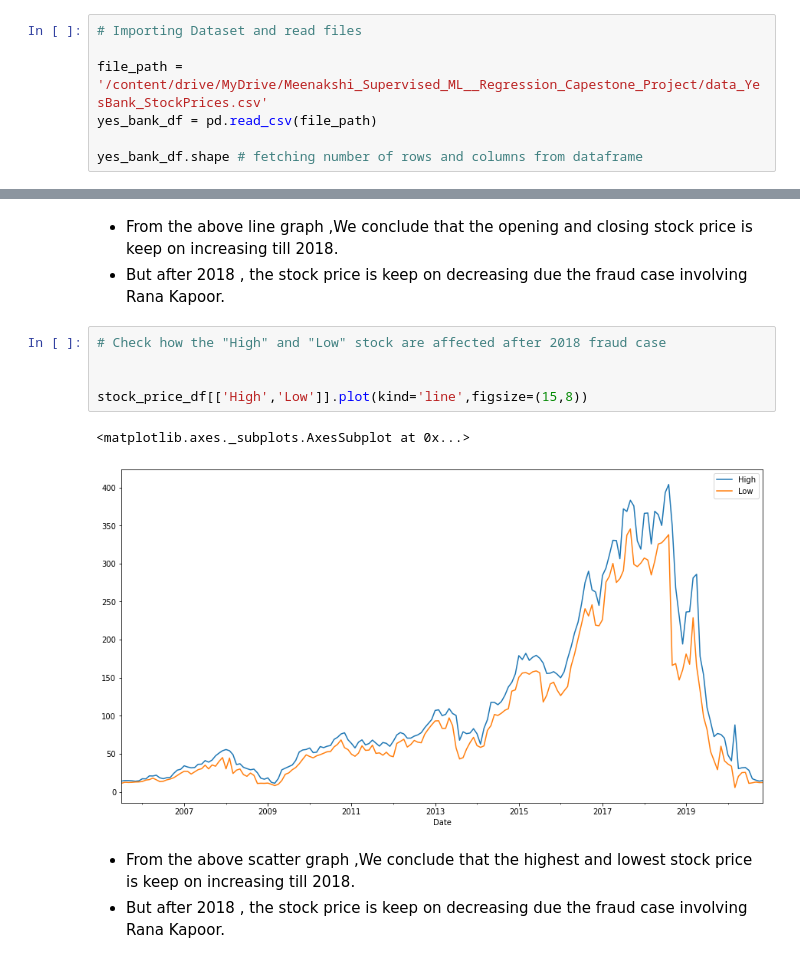
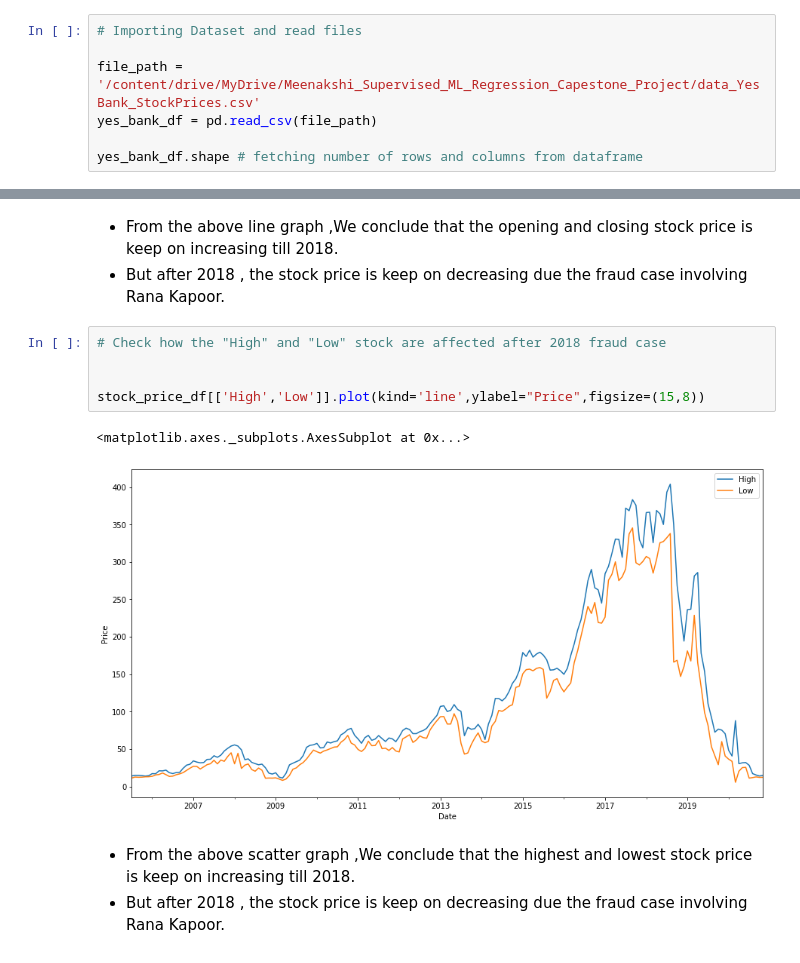
Before and after one commit to meena25091992/Yes_Bank_Stock_Closing_Price_Prediction, a Jupyter notebook: Individual_Notebook_Yes_Bank_Closing_Stock_Price_Prediction.ipynb, the cells around one changed output, grey strips where cells are left out. Saved outputs shown, nothing was run; the diff lists cells and outputs as text.

```diff
--- a/Individual_Notebook_Yes_Bank_Closing_Stock_Price_Prediction.ipynb
+++ b/Individual_Notebook_Yes_Bank_Closing_Stock_Price_Prediction.ipynb
@@ -48,7 +48,7 @@ Drive already mounted at /content/drive; to attempt to forcibly remount, call dr
 # %%
 # Importing Dataset and read files
 
-file_path = '/content/drive/MyDrive/Meenakshi_Supervised_ML__Regression_Capestone_Project/data_YesBank_StockPrices.csv'
+file_path = '/content/drive/MyDrive/Meenakshi_Supervised_ML_Regression_Capestone_Project/data_YesBank_StockPrices.csv'
 yes_bank_df = pd.read_csv(file_path)
 
 yes_bank_df.shape # fetching number of rows and columns from dataframe
@@ -336,11 +336,11 @@ stock_price_df[['Open','Close']].plot(kind='line',figsize=(15,8))
 # %%
 # Check how the "High" and "Low" stock are affected after 2018 fraud case
 
 
-stock_price_df[['High','Low']].plot(kind='line',figsize=(15,8))
+stock_price_df[['High','Low']].plot(kind='line',ylabel="Price",figsize=(15,8))
 # %% [output]
 <matplotlib.axes._subplots.AxesSubplot at 0x...>
-[figure, old version]
+[figure, new version]
 # %% [markdown]
 * From the above scatter graph ,We conclude that the highest and lowest stock price is keep on increasing till 2018.
 * But after 2018 , the stock price is keep on decreasing due the fraud case involving Rana Kapoor.
```
Also changed, not shown: parts of 32 cells of this notebook.
